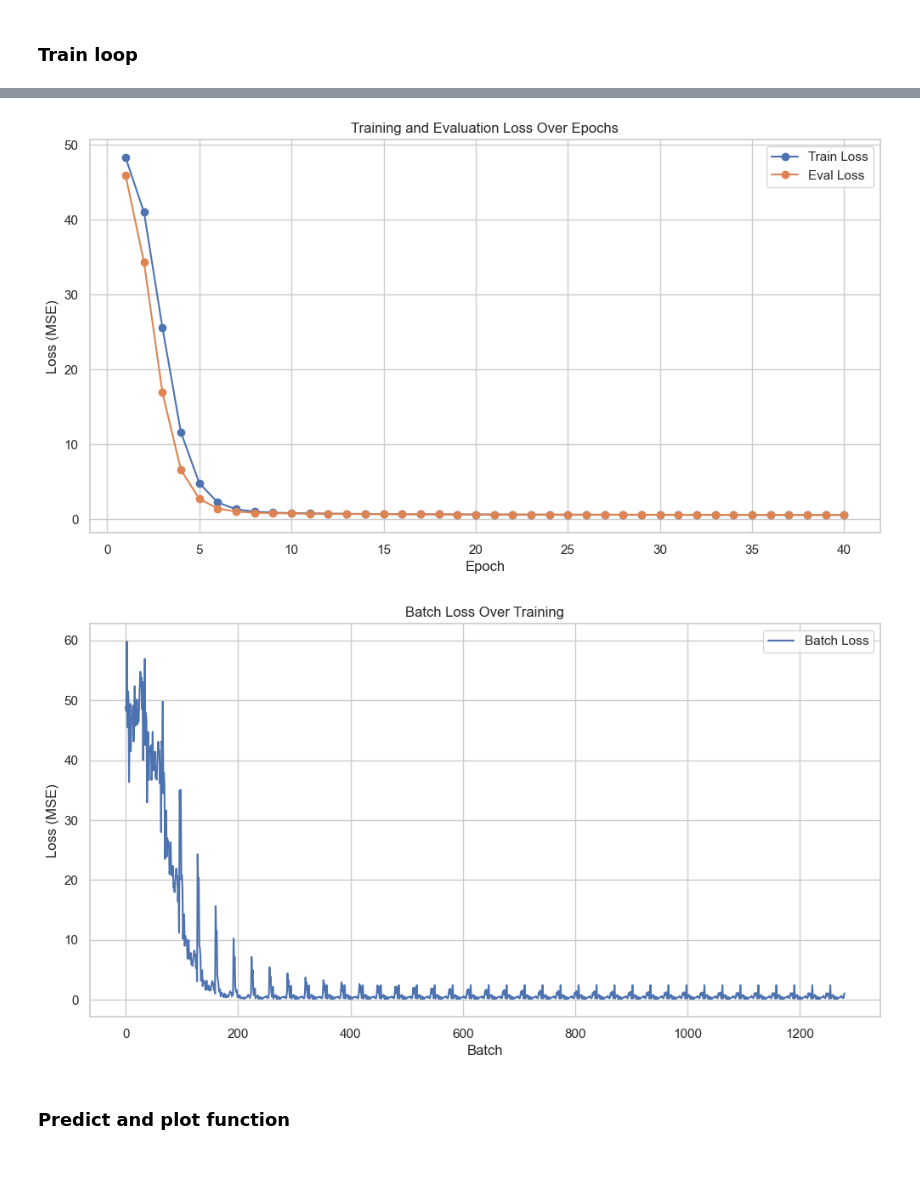
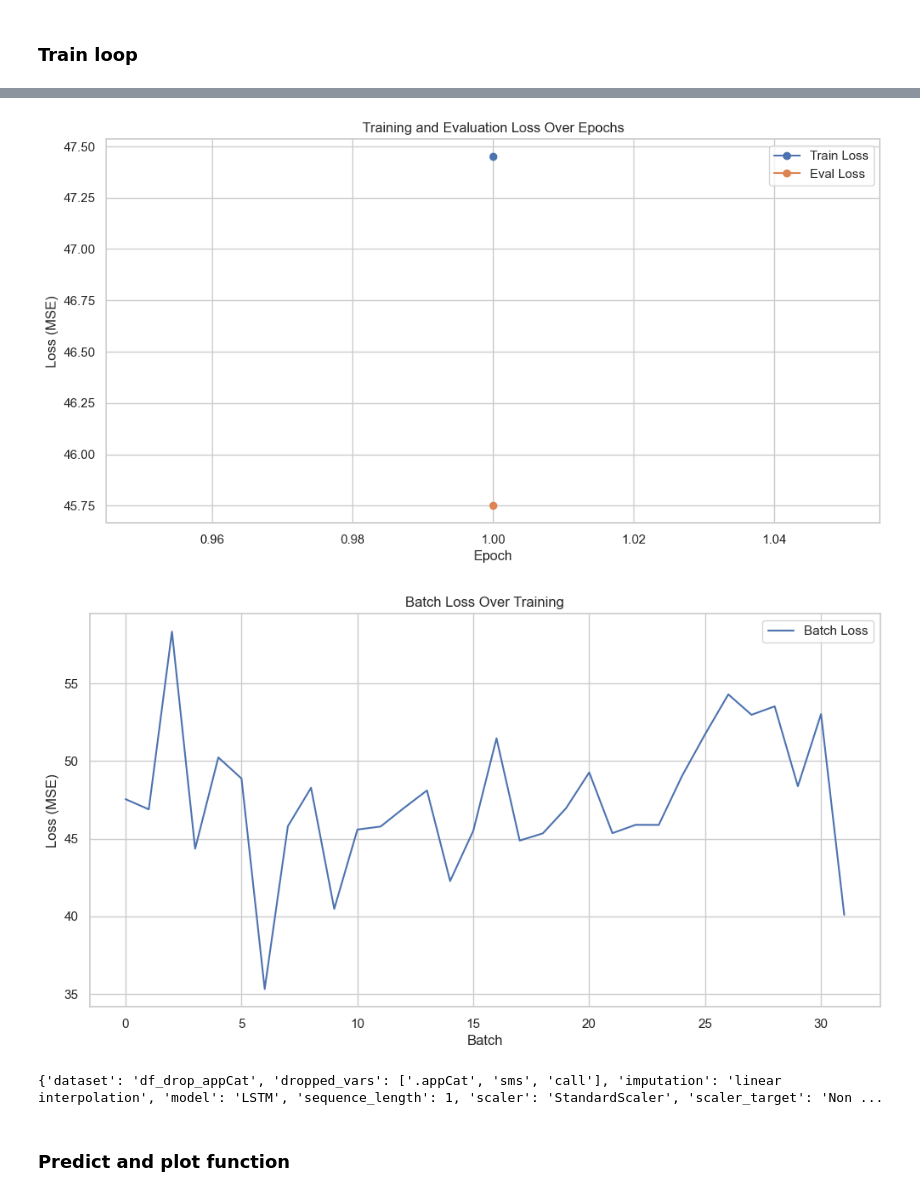
Before and after one commit to matushalak/DMT, a Jupyter notebook: lstm.ipynb, the cells around one changed output, grey strips where cells are left out. Drawn from its saved outputs; the diff is of its cells as text; code cells hidden in the pictures; blank space fills up the shorter version.

Commit message:
hyperparams table added

```diff
--- a/lstm.ipynb
+++ b/lstm.ipynb
@@ -82,3 +81,9 @@ df_interpolated = pd.read_csv("tables/preprocessed/df_interpolated.csv")
+# %%
+df = pd.read_csv("tables/preprocessed/df_drop_appCat.csv")
+
+dataset_name = "df_drop_appCat"
+dropped_vars = [".appCat", "sms", "call"]
+imputation = "linear interpolation"
 # %% [markdown]
 ### Train test split
 # %%
@@ -88,7 +93,7 @@ df_interpolated = pd.read_csv("tables/preprocessed/df_interpolated.csv")
 dfs_train = []
 dfs_test = []
 proportion_train = 0.8
-for participant, group in df_interpolated.groupby('id_num'):
+for participant, group in df.groupby('id_num'):
     group = group.sort_values(by='day')
     split_idx = int(len(group) * proportion_train)
     dfs_train.append(group.iloc[:split_idx])
@@ -251,7 +256,7 @@ input_dim = len(train_dataset.features)  # e.g., 24
 hidden_dim = 32             # Number of LSTM units
 num_layers = 2
 output_dim = 1                   # For regression (predicting a single value)
-num_epochs = 40
+num_epochs = 1
 learning_rate = 0.001
 
 # Initialize model, loss function, and optimizer
@@ -323,4 +328,35 @@ plt.ylabel("Loss (MSE)")
 plt.title("Batch Loss Over Training")
 plt.legend()
 plt.show()
+
+
+
+# append the csv with hyperparameters and losses
+hyperparameters = {
+    "dataset": dataset_name,
+    "dropped_vars": dropped_vars,
+    "imputation": imputation,
+    "model": "LSTM",
+    "sequence_length": seq_length,
+    "scaler": "StandardScaler",
+    "scaler_target": "None",
+    "batch_size": batch_size,
+    "input_dim": input_dim,
+    "hidden_dim": hidden_dim,
+    "num_layers": num_layers,
+    "output_dim": output_dim,
+    "num_epochs": num_epochs,
+    "learning_rate": learning_rate,
+    "train_loss": train_epoch_losses[-1],
+    "eval_loss": eval_epoch_losses[-1],
+    "Features": train_dataset.features,
+    "timestamp": time.strftime("%Y-%m-%d %H:%M:%S"),
+}
+print(hyperparameters)
+hyperparameters_df = pd.DataFrame([hyperparameters])
+if not os.path.exists("tables/hyperparameters.csv"):
+    # create the csv with the hyperparameters
+    hyperparameters_df.to_csv("tables/hyperparameters.csv", index=False)
+hyperparameters_df = pd.DataFrame([hyperparameters])
+hyperparameters_df.to_csv("tables/hyperparameters.csv", mode='a', header=False, index=False)
 # %% [output]
@@ -344,5 +364,6 @@ Epoch [40/40], Train Loss: 0.5442, Eval Loss: 0.5597
-[figure, old version]
+[figure, new version]
-[figure, old version]
+[figure, new version]
+{'dataset': 'df_drop_appCat', 'dropped_vars': ['.appCat', 'sms', 'call'], 'imputation': 'linear interpolation', 'model': 'LSTM', 'sequence_length': 1, 'scaler': 'StandardScaler', 'scaler_target': 'Non ...
 # %% [markdown]
 ### Predict and plot function
 # %%
```
Also changed, not shown: parts of 5 cells of this notebook.
